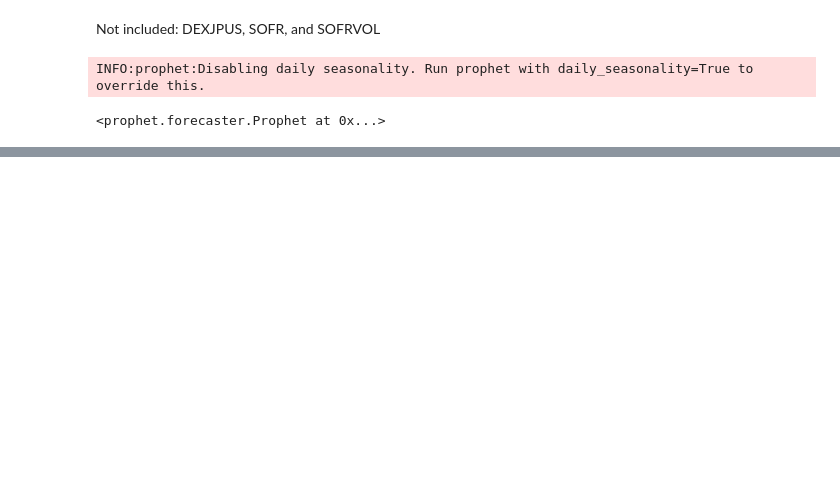
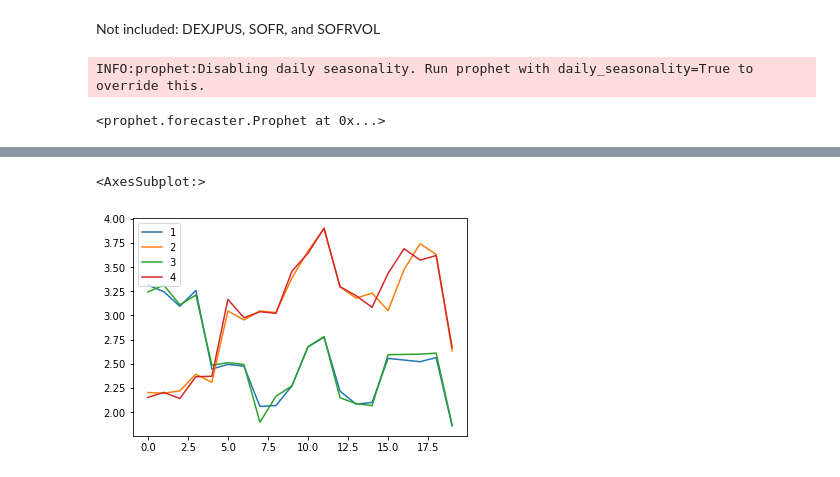
Before and after one commit to brianjhuang/datahacks-2021, a Jupyter notebook: forecastTableTest.ipynb, the cells around one changed output, grey strips where cells are left out. Drawn from its saved outputs; the diff is of its cells as text; code cells hidden in the pictures; blank space fills up the shorter version.

Commit message:
model performance

```diff
--- a/forecastTableTest.ipynb
+++ b/forecastTableTest.ipynb
@@ -136,0 +223,14 @@ top_cols = factors
+# %%
+oneseventwozero = [(2.5380135361595095,
+  3.4752944824347294,
+  2.595920158363373,
+  3.689808284365746),
+ (2.5208146411166226, 3.741774828971389, 2.599282416240165, 3.571801069761113),
+ (2.5632666101838217,
+  3.629799022972571,
+  2.6094263354521012,
+  3.6193939626579774),
+ (1.8564845410618511,
+  2.6339568101526694,
+  1.863429723686856,
+  2.6667454134128956)]
@@ -136,0 +272,23 @@ top_cols = factors
+# %%
+middle = [(2.6741761903631236,
+  3.6644906740139462,
+  2.675022082839199,
+  3.6429404403428687),
+ (2.7745774602735493,
+  3.9004234700232114,
+  2.7806888881103125,
+  3.901621858183375),
+ (2.216167031886056, 3.2947802671123, 2.1479983847421718, 3.2968066622496055),
+ (2.0825869949053453,
+  3.1780778789374238,
+  2.087507568337204,
+  3.2040968228505635),
+ (2.098498505246806, 3.230830313166221, 2.066464497287097, 3.0838851343611906),
+ (2.55526463125446, 3.0493994847462664, 2.593707383999514, 3.434802113363648)]
+# %%
+performance = firstten + middle + oneseventwozero
+performance = pd.DataFrame(performance, columns=list(range(1, 5)))
+performance.plot()
+# %% [output]
+<AxesSubplot:>
+[figure, added]
```
Also changed, not shown: parts of 12 cells of this notebook, 1 other file.
